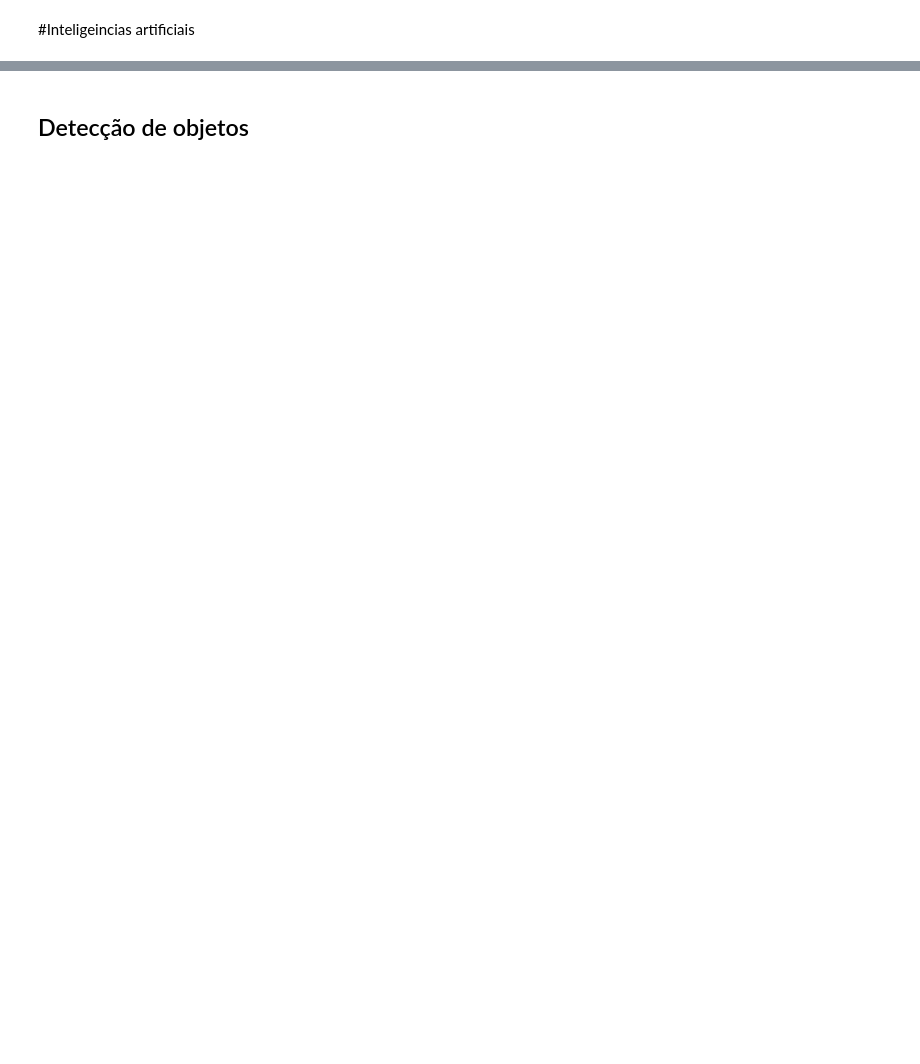
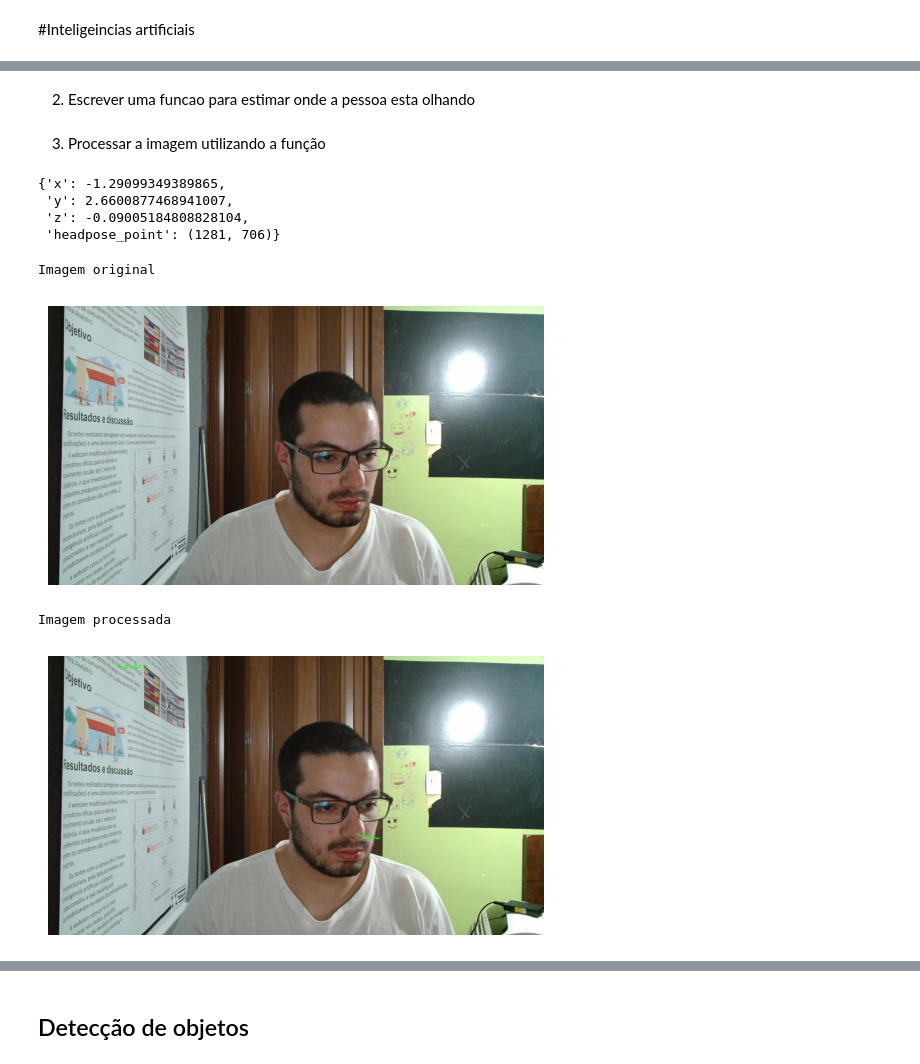
Before and after one commit to HeatCortex/trabalho_ECM502, a Jupyter notebook: Trabalho_ECM502_Inteligencia_Artificial.ipynb, the cells around one changed output, grey strips where cells are left out. Saved outputs shown, nothing was run; the diff lists cells and outputs as text; code cells hidden in the pictures; blank space fills up the shorter version.

```diff
--- a/Trabalho_ECM502_Inteligencia_Artificial.ipynb
+++ b/Trabalho_ECM502_Inteligencia_Artificial.ipynb
@@ -47,0 +222,7 @@ Em resumo, o uso do eye tracking com MediaPipe não só aprimora a análise da d
+# %%
+
+with mp_face_mesh.FaceMesh( max_num_faces=1, refine_landmarks=True, min_detection_confidence=0.5, min_tracking_confidence=0.5) as face_mesh:
+    results = face_mesh.process(img) # Classify the picture
+# %% [markdown]
+
+ 2. Escrever uma funcao para estimar onde a pessoa esta olhando
@@ -47,0 +293,25 @@ Em resumo, o uso do eye tracking com MediaPipe não só aprimora a análise da d
+# %% [markdown]
+3. Processar a imagem utilizando a função
+# %%
+processed_img, headpose_result  = headpose_estimantion(results.multi_face_landmarks ,img.shape,img.copy())
+# %%
+headpose_result
+# %% [output]
+{'x': -1.29099349389865,
+ 'y': 2.6600877468941007,
+ 'z': -0.09005184808828104,
+ 'headpose_point': (1281, 706)}
+# %%
+plt.axis("off")
+print('Imagem original')
+plt.imshow(cv2.cvtColor(img, cv2.COLOR_BGR2RGB))
+plt.show()
+print('Imagem processada')
+plt.axis("off")
+plt.imshow(cv2.cvtColor(processed_img, cv2.COLOR_BGR2RGB))
+plt.show()
+# %% [output]
+Imagem original
+[figure, added]
+Imagem processada
+[figure, added]
```
Also changed, not shown: parts of 51 cells of this notebook.
